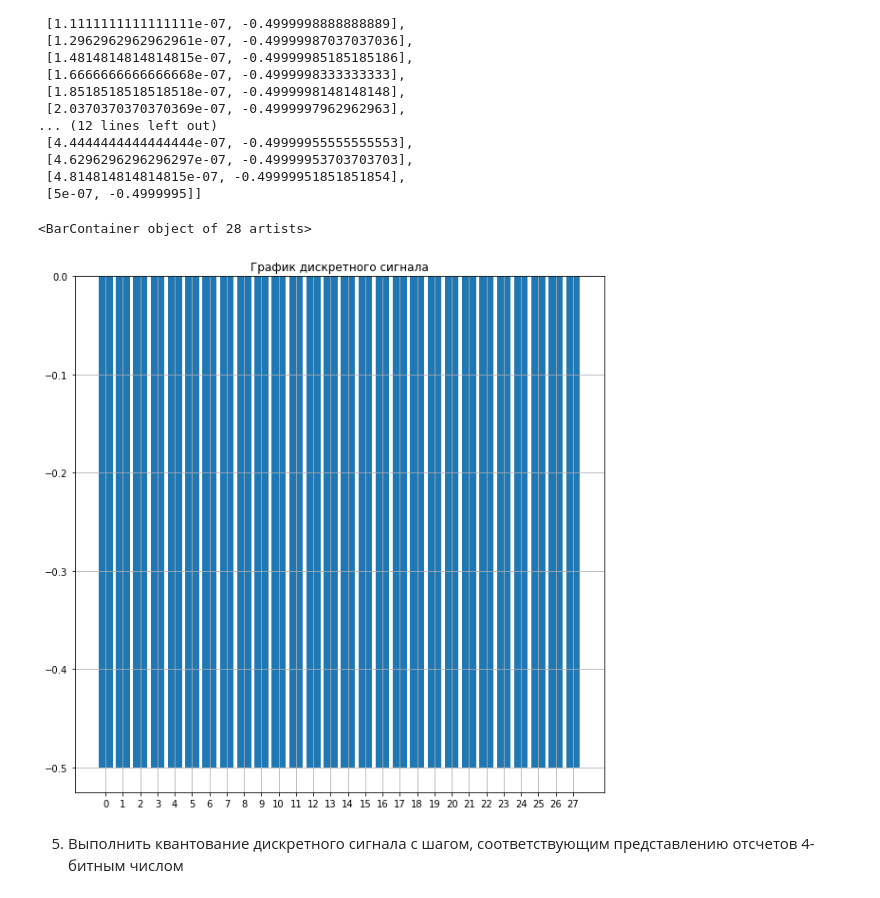
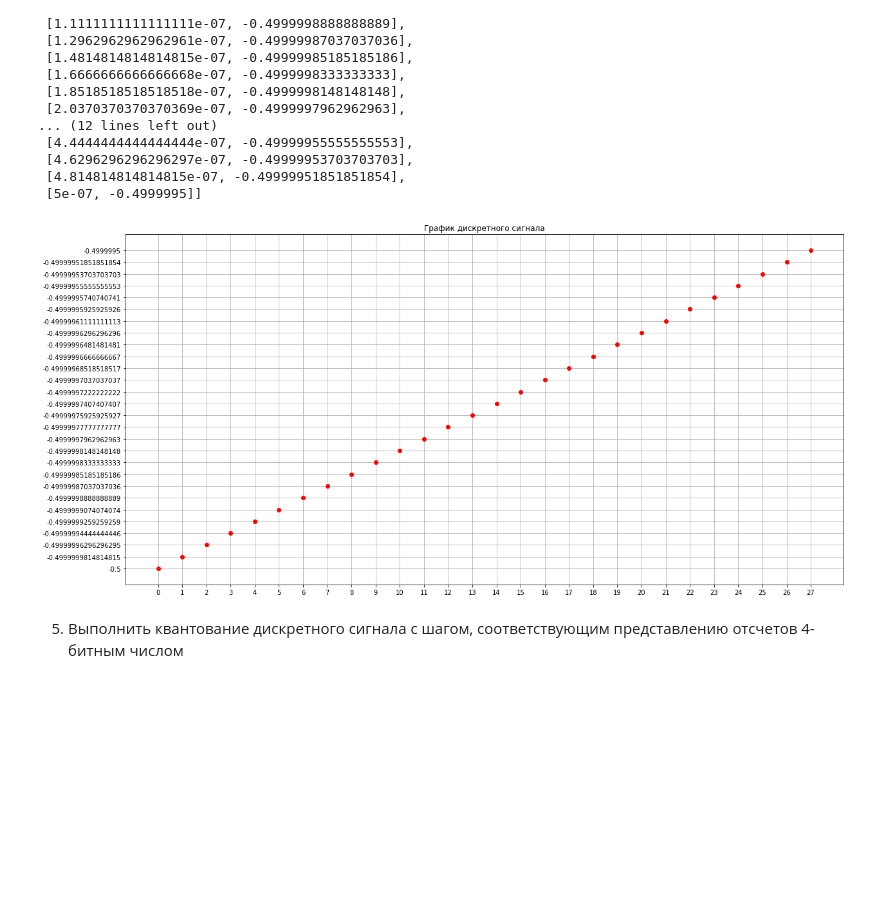
Before and after one commit to hyc1221/--------, a Jupyter notebook: lab1.ipynb, the cells around one changed output. Drawn from its saved outputs; the diff is of its cells as text; code cells hidden in the pictures; blank space fills up the shorter version.

```diff
--- a/lab1.ipynb
+++ b/lab1.ipynb
@@ -131,14 +133,15 @@ Sd
 # %%
 n = [i for i in range(N)]
 y = [i[1] for i in Sd]
-plt.figure(figsize=(10, 10))
+plt.figure(figsize=(20, 10))
 plt.title('График дискретного сигнала')
+plt.yticks(y,y)
 plt.xticks(n, n)
 plt.grid(True)
-plt.bar(n, y)
+plt.plot(n, y, 'ro')
+plt.show()
 # %% [output]
-<BarContainer object of 28 artists>
-[figure, old version]
+[figure, new version]
 # %% [markdown]
 5. Выполнить квантование дискретного сигнала с шагом, соответствующим представлению отсчетов 4-битным числом
 # %%
```
Also changed, not shown: parts of 14 cells of this notebook.
